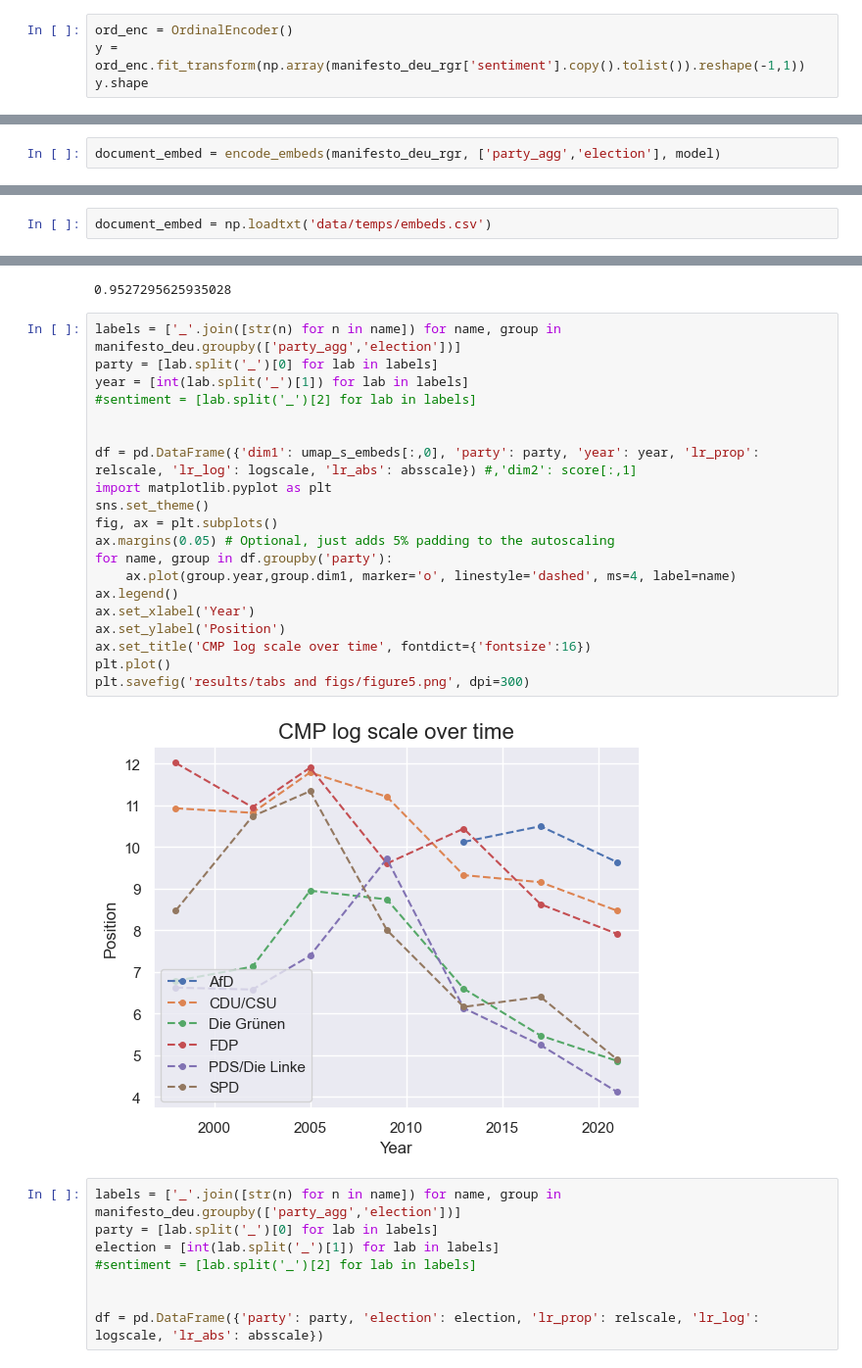
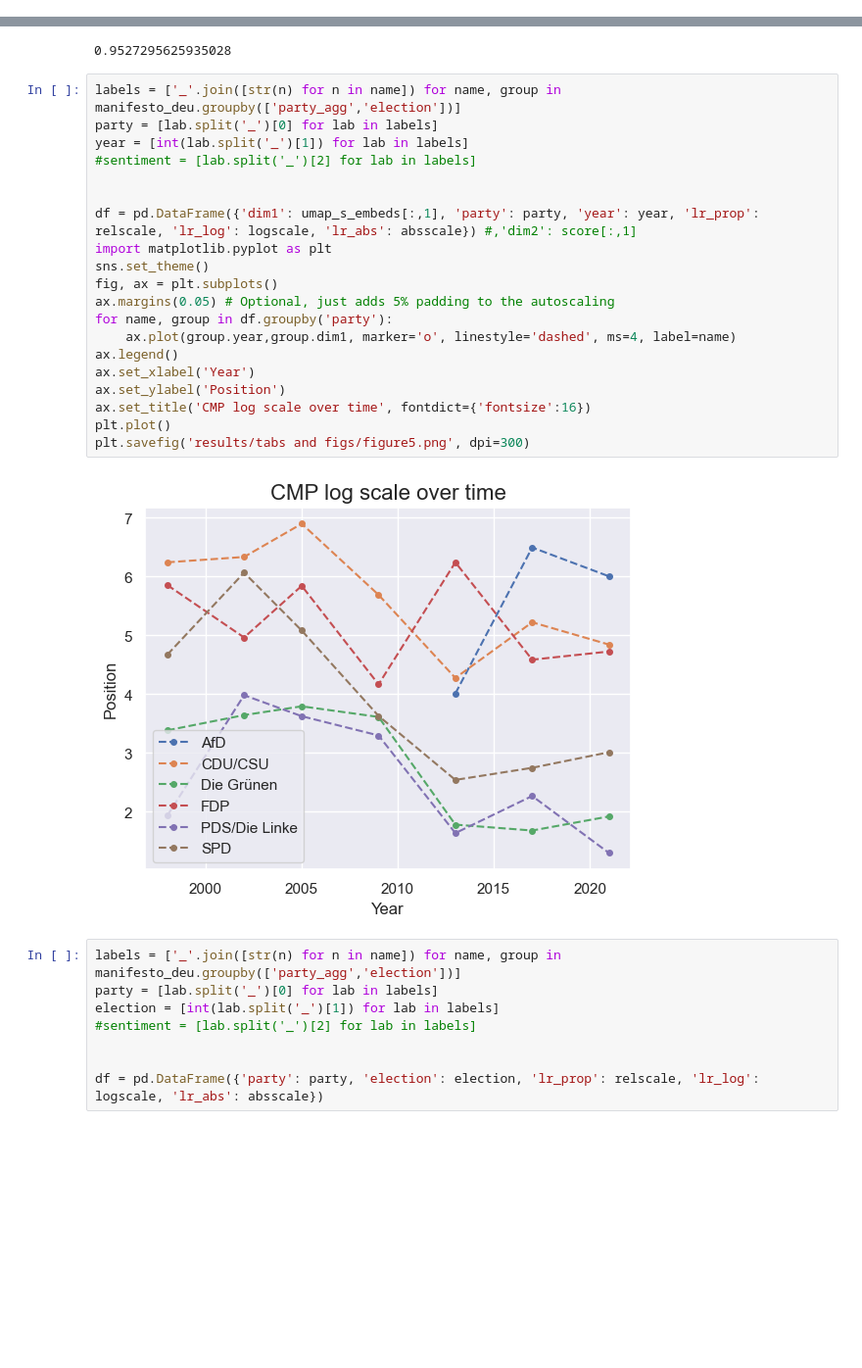
Before and after one commit to hungnguyen167/ContextScale, a Jupyter notebook: BERT_Scaler.ipynb, the cells around one changed output, grey strips where cells are left out. Shown at 98% size. Cells and saved outputs as stored; diff of their text form; blank space fills up the shorter version.

```diff
--- a/BERT_Scaler.ipynb
+++ b/BERT_Scaler.ipynb
@@ -457,6 +466,2 @@ manifesto_deu_rgr = manifesto_deu_rgr[manifesto_deu_rgr.party_agg != 'NA'].reset
 # %%
 absscale, relscale, logscale, name_ls = cmp_scale(manifesto_deu, group_vars=['party_agg','election'], sent_var='sentiment')
-# %%
-ord_enc = OrdinalEncoder()
-y = ord_enc.fit_transform(np.array(manifesto_deu_rgr['sentiment'].copy().tolist()).reshape(-1,1))
-y.shape
@@ -475,3 +478 @@ Some weights of XLMRobertaModel were not initialized from the model checkpoint a
 You should probably TRAIN this model on a down-stream task to be able to use it for predictions and inference.
-# %%
-document_embed = encode_embeds(manifesto_deu_rgr, ['party_agg','election'], model)
@@ -481,5 +480,3 @@ np.savetxt('data/temps/embeds.csv',document_embed)
 #### Scaling with Supervised UMAP
 # %%
 from utils.functions import scale_topic
-# %%
-document_embed = np.loadtxt('data/temps/embeds.csv')
@@ -528,25 +531,25 @@ umap_s_trust
 # %%
 labels = ['_'.join([str(n) for n in name]) for name, group in manifesto_deu.groupby(['party_agg','election'])]
 party = [lab.split('_')[0] for lab in labels]
 year = [int(lab.split('_')[1]) for lab in labels]
 #sentiment = [lab.split('_')[2] for lab in labels]
 
 
-df = pd.DataFrame({'dim1': umap_s_embeds[:,0], 'party': party, 'year': year, 'lr_prop': relscale, 'lr_log': logscale, 'lr_abs': absscale}) #,'dim2': score[:,1]
+df = pd.DataFrame({'dim1': umap_s_embeds[:,1], 'party': party, 'year': year, 'lr_prop': relscale, 'lr_log': logscale, 'lr_abs': absscale}) #,'dim2': score[:,1]
 import matplotlib.pyplot as plt
 sns.set_theme()
 fig, ax = plt.subplots()
 ax.margins(0.05) # Optional, just adds 5% padding to the autoscaling
 for name, group in df.groupby('party'):
     ax.plot(group.year,group.dim1, marker='o', linestyle='dashed', ms=4, label=name)
 ax.legend()
 ax.set_xlabel('Year')
 ax.set_ylabel('Position')
 ax.set_title('CMP log scale over time', fontdict={'fontsize':16})
 plt.plot()
 plt.savefig('results/tabs and figs/figure5.png', dpi=300)
 # %% [output]
-[figure, old version]
+[figure, new version]
 # %%
 labels = ['_'.join([str(n) for n in name]) for name, group in manifesto_deu.groupby(['party_agg','election'])]
 party = [lab.split('_')[0] for lab in labels]
```
Also changed, not shown: parts of 9 cells of this notebook, 1 other file.
